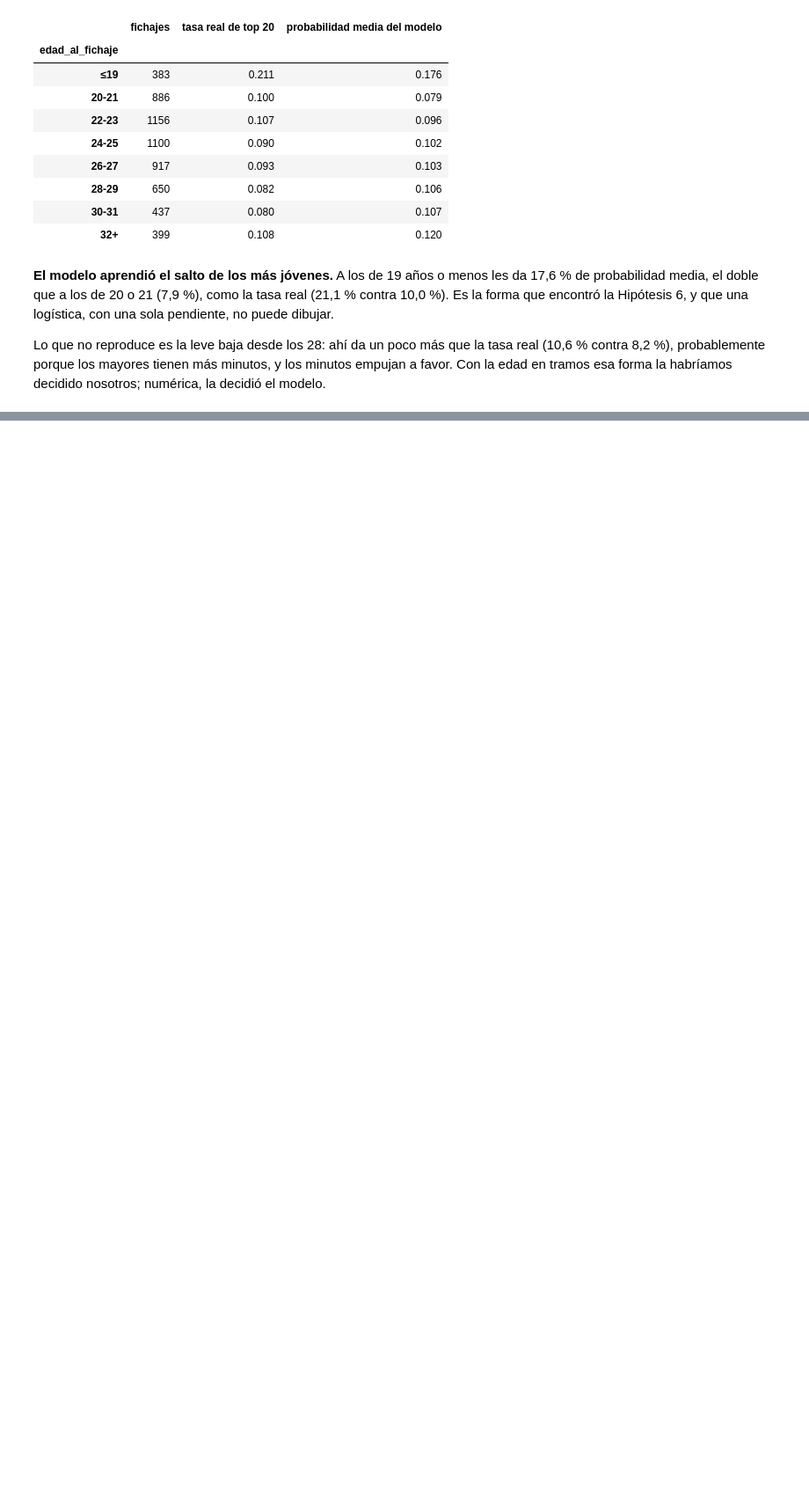
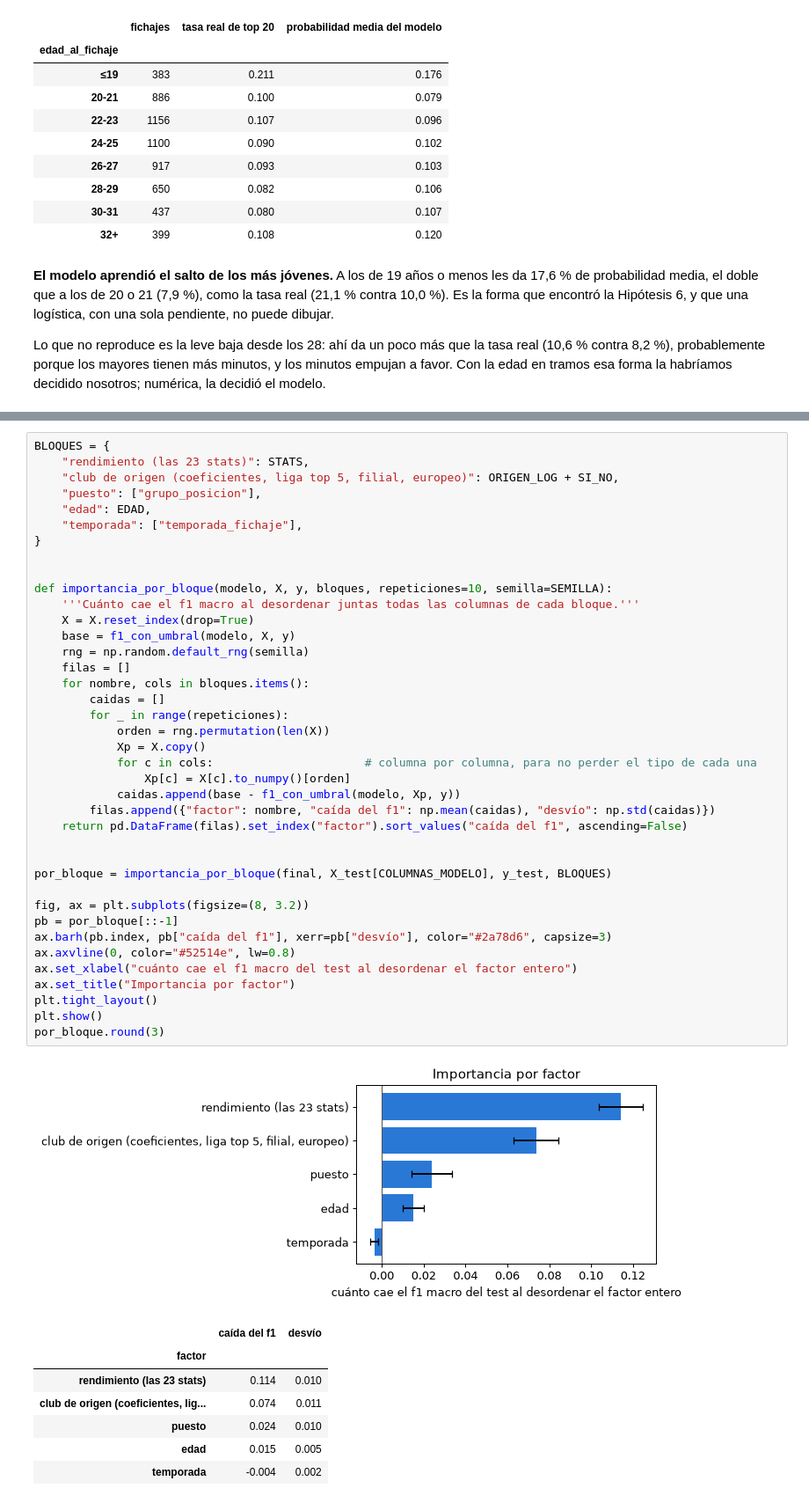
Before and after one commit to LuccaB13/tp-fichajes-airflow, a Jupyter notebook: analisis/entrega3_grupo_7.ipynb, the cells around one changed output, grey strips where cells are left out. Shown at 88% size. Cells and saved outputs as stored; diff of their text form; blank space fills up the shorter version.

```diff
--- a/analisis/entrega3_grupo_7.ipynb
+++ b/analisis/entrega3_grupo_7.ipynb
@@ -1156,0 +1167,48 @@ en tramos esa forma la habríamos decidido nosotros; numérica, la decidió el m
+# %%
+BLOQUES = {
+    "rendimiento (las 23 stats)": STATS,
+    "club de origen (coeficientes, liga top 5, filial, europeo)": ORIGEN_LOG + SI_NO,
+    "puesto": ["grupo_posicion"],
+    "edad": EDAD,
+    "temporada": ["temporada_fichaje"],
+}
+
+
+def importancia_por_bloque(modelo, X, y, bloques, repeticiones=10, semilla=SEMILLA):
+    '''Cuánto cae el f1 macro al desordenar juntas todas las columnas de cada bloque.'''
+    X = X.reset_index(drop=True)
+    base = f1_con_umbral(modelo, X, y)
+    rng = np.random.default_rng(semilla)
+    filas = []
+    for nombre, cols in bloques.items():
+        caidas = []
+        for _ in range(repeticiones):
+            orden = rng.permutation(len(X))
+            Xp = X.copy()
+            for c in cols:                      # columna por columna, para no perder el tipo de cada una
+                Xp[c] = X[c].to_numpy()[orden]
+            caidas.append(base - f1_con_umbral(modelo, Xp, y))
+        filas.append({"factor": nombre, "caída del f1": np.mean(caidas), "desvío": np.std(caidas)})
+    return pd.DataFrame(filas).set_index("factor").sort_values("caída del f1", ascending=False)
+
+
+por_bloque = importancia_por_bloque(final, X_test[COLUMNAS_MODELO], y_test, BLOQUES)
+
+fig, ax = plt.subplots(figsize=(8, 3.2))
+pb = por_bloque[::-1]
+ax.barh(pb.index, pb["caída del f1"], xerr=pb["desvío"], color="#2a78d6", capsize=3)
+ax.axvline(0, color="#52514e", lw=0.8)
+ax.set_xlabel("cuánto cae el f1 macro del test al desordenar el factor entero")
+ax.set_title("Importancia por factor")
+plt.tight_layout()
+plt.show()
+por_bloque.round(3)
+# %% [output]
+[figure, added]
+|  | caída del f1 | desvío |
+| factor |  |  |
+| rendimiento (las 23 stats) | 0.114 | 0.010 |
+| club de origen (coeficientes, lig... | 0.074 | 0.011 |
+| puesto | 0.024 | 0.010 |
+| edad | 0.015 | 0.005 |
+| temporada | -0.004 | 0.002 |
```
Also changed, not shown: parts of 7 cells of this notebook, 5 other files.
